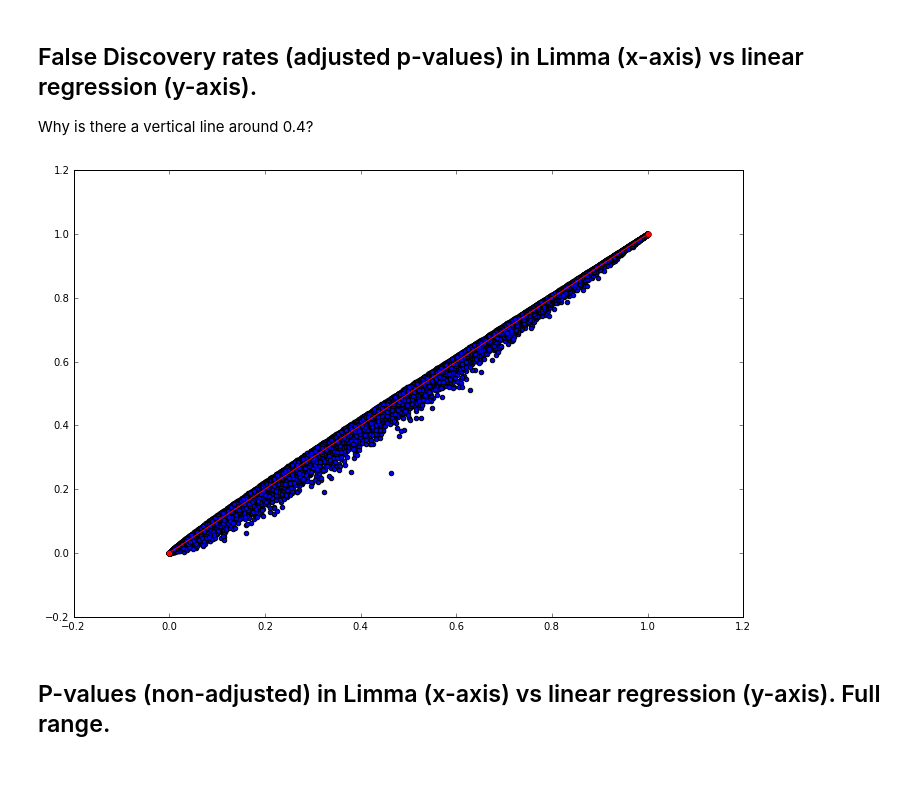
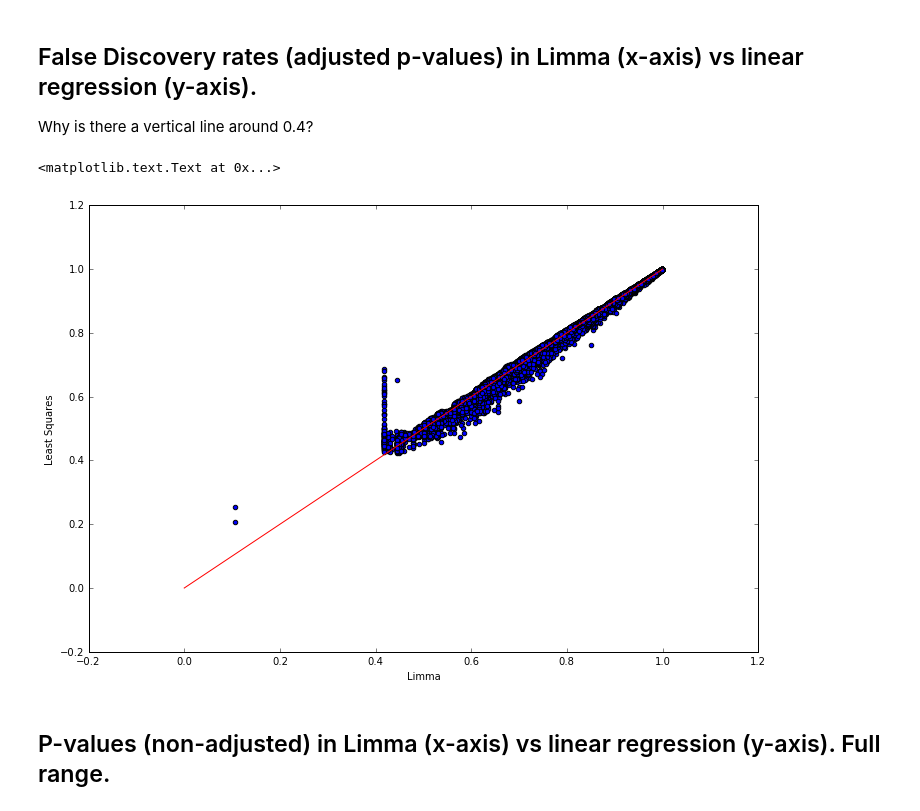
Before and after one commit to picrin/phdAll, a Jupyter notebook: masterBlood.ipynb, the cells around one changed output. Drawn from its saved outputs; the diff is of its cells as text; code cells hidden in the pictures; blank space fills up the shorter version.

```diff
--- a/masterBlood.ipynb
+++ b/masterBlood.ipynb
@@ -902,29 +917,27 @@ y_label="Adam"
 
 Why is there a vertical line around 0.4?
 # %%
-benjhoch[:10]
-
 idsToPairs = {}
 
-for id, gene in Adam2GenesPValue:
+for id, gene in Adam2Genes:
     idsToPairs[id[1:]] = [gene]
 
-for gene, id in benjhoch:
+for gene, id in sortedGenes:
     idsToPairs[id].append(gene)
 
-idsToPairs
+pValuesLimma = [pValues[0] for key, pValues in idsToPairs.items()]
+pValuesLSR = [pValues[1] for key, pValues in idsToPairs.items()]
 
-pValues1 = [pValues[0] for key, pValues in idsToPairs.items()]
-pValues2 = [pValues[1] for key, pValues in idsToPairs.items()]
-
-plt.scatter(pValues1, pValues2)
-plt.plot([0,1], [0,1], 'ro-')
-
-x_label = "Limma"
-y_label="Adam"
+f = plt.figure()
+ax = f.add_subplot(111)
+plt.scatter(pValuesLimma, pValuesLSR)
+plt.plot([0,1], [0,1], 'r-')
+ax.set_xlabel("Limma")
+ax.set_ylabel("Least Squares")
 
 #sortedGenes[:10]
 # %% [output]
+<matplotlib.text.Text at 0x...>
-[figure, old version]
+[figure, new version]
 # %% [markdown]
 ## P-values (non-adjusted) in Limma (x-axis) vs linear regression (y-axis). Full range.
```
Also changed, not shown: parts of 27 cells of this notebook, 2 other files.
